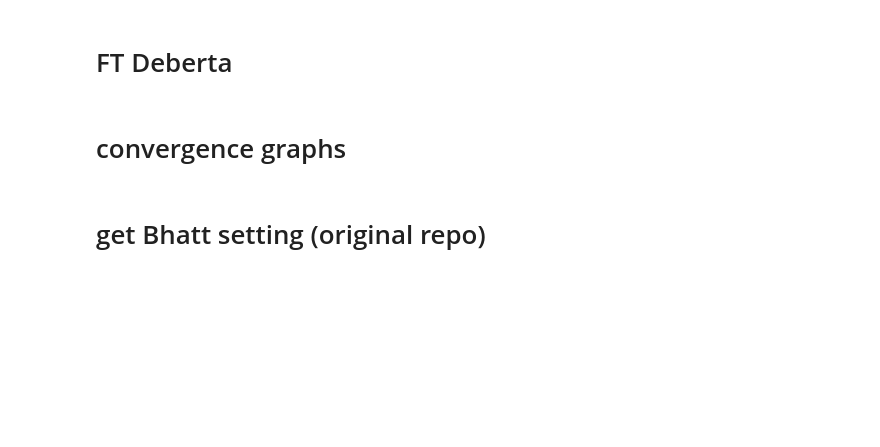
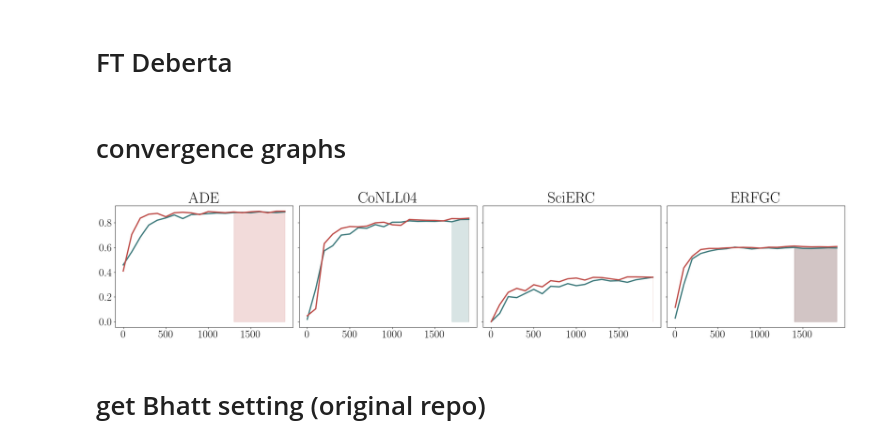
Before and after one commit to paolo-gajo/EfficientSDP, a Jupyter notebook: paper/gather_results.ipynb, the cells around one changed output. Cells and saved outputs as stored; diff of their text form; code cells hidden in the pictures; blank space fills up the shorter version.

```diff
--- a/paper/gather_results.ipynb
+++ b/paper/gather_results.ipynb
@@ -108,3 +124,0 @@ df
-# %%
-walk_path = '/home/pgajo/projects/def-hsajjad/pgajo/mtrfg_results/results_lstm_size_ablations'
-df_no_tagger_load = load_results(walk_path)
@@ -572,8 +638,8 @@ plt.rcParams.update({
     'font.family': 'serif',
     'font.serif': ['Computer Modern Roman'],
 })
-paper_dir_best = '/home/pgajo/projects/def-hsajjad/pgajo/mtrfg_results/paper_results_xavier_uniform'
-walk_path_convergence = '/home/pgajo/projects/def-hsajjad/pgajo/mtrfg_results/results_best_xu'
+paper_dir_best = '/home/pgajo/projects/def-hsajjad/pgajo/Multitask-RFG-torch/paper'
+walk_path_convergence = '/home/pgajo/projects/def-hsajjad/pgajo/Multitask-RFG-torch/results_best'
 entries = []
 dataset_list = ['ade', 'conll04', 'scierc', 'yamakata']
 for root, dirs, files in os.walk(walk_path_convergence):
@@ -606,7 +672,7 @@ for dataset_name in dataset_list:
 
 grouped_mean = {}
 grouped_count = {}
-
+# display(grouped_dict)
 for key, value_list in grouped_dict.items():
     # build nan-padded array
     max_len = max(len(s) for s in value_list)
@@ -626,33 +692,35 @@ colors = ['#3E7A7C', '#BE4D49']
 for idx, dataset in enumerate(dataset_list):
     ax = axes[idx]
     for arc_opt in [0, 1]:
         mean_s  = grouped_mean[(dataset, arc_opt)]
         count_s = grouped_count[(dataset, arc_opt)]
         idxs    = np.arange(len(mean_s))
         total_runs = count_s.max()
 
         ax.plot(idxs, mean_s, label=f"arc_norm={arc_opt}", linewidth = 3, color = colors[arc_opt])
         ax.fill_between(
             idxs,
             mean_s,
             where=(count_s < total_runs),
             alpha=0.2,
             label=f"Early stopping (arc_norm={arc_opt})",
             color = colors[arc_opt]
         )
 
     # ← only every 5th index (i.e. 500 steps) gets a tick
     tick_idxs = np.arange(0, len(idxs), 5)
     ax.tick_params(axis='both', labelsize=25)
     ax.set_xticks(tick_idxs)
     ax.set_xticklabels(tick_idxs * 100)
 
     ax.set_title(data_name_dict[dataset], fontsize=35)
     # ax.legend()
 
 plt.tight_layout()
 plt.savefig(os.path.join(paper_dir_best, 'convergence.pdf'), format='pdf')
 plt.show()
+# %% [output]
+[figure, added]
 # %% [markdown]
 # get Bhatt setting (original repo)
 # %%
```
Also changed, not shown: parts of 10 cells of this notebook, 5 other files.
